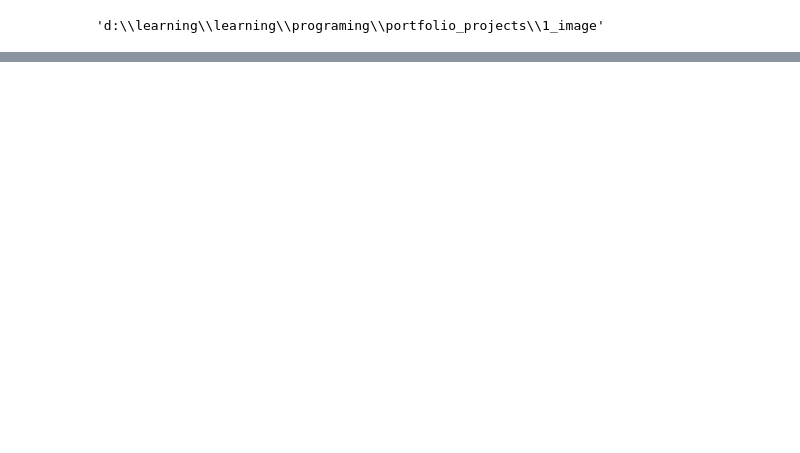
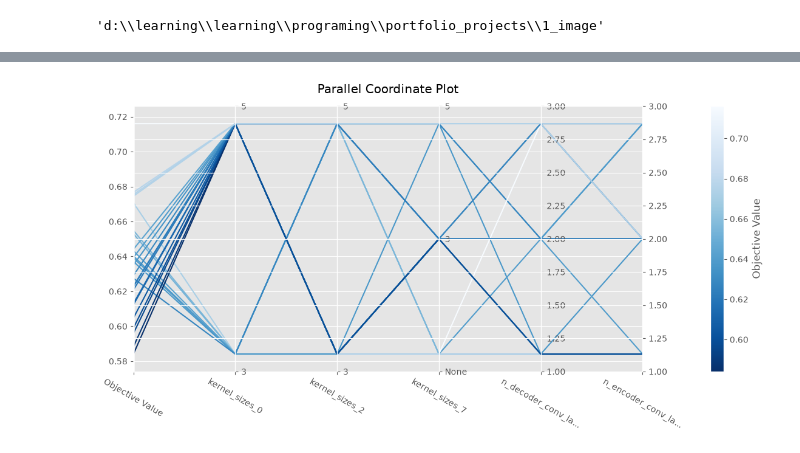
Before and after one commit to Vital-ar/MRI-segmentation-project, a Jupyter notebook: exploritary/optuna_exp.ipynb, the cells around one changed output, grey strips where cells are left out. Cells and saved outputs as stored; diff of their text form; code cells hidden in the pictures; blank space fills up the shorter version.

```diff
--- a/exploritary/optuna_exp.ipynb
+++ b/exploritary/optuna_exp.ipynb
@@ -28,0 +47,9 @@ fig.tight_layout()
+# %%
+ax = optuna.visualization.matplotlib.plot_parallel_coordinate(study, params = ['n_encoder_conv_layers', 'n_decoder_conv_layers', 'kernel_sizes_0', 'kernel_sizes_2', 'kernel_sizes_7'])
+fig = ax.figure
+bottom_limit, top_limit = ax.get_ylim()
+ax.set_ylim(bottom_limit - 0.01, top_limit + 0.01)
+fig.set_size_inches(12, 6, forward=True)
+fig.tight_layout()
+# %% [output]
+[figure, added]
```
Also changed, not shown: parts of 6 cells of this notebook, 8 other files.
